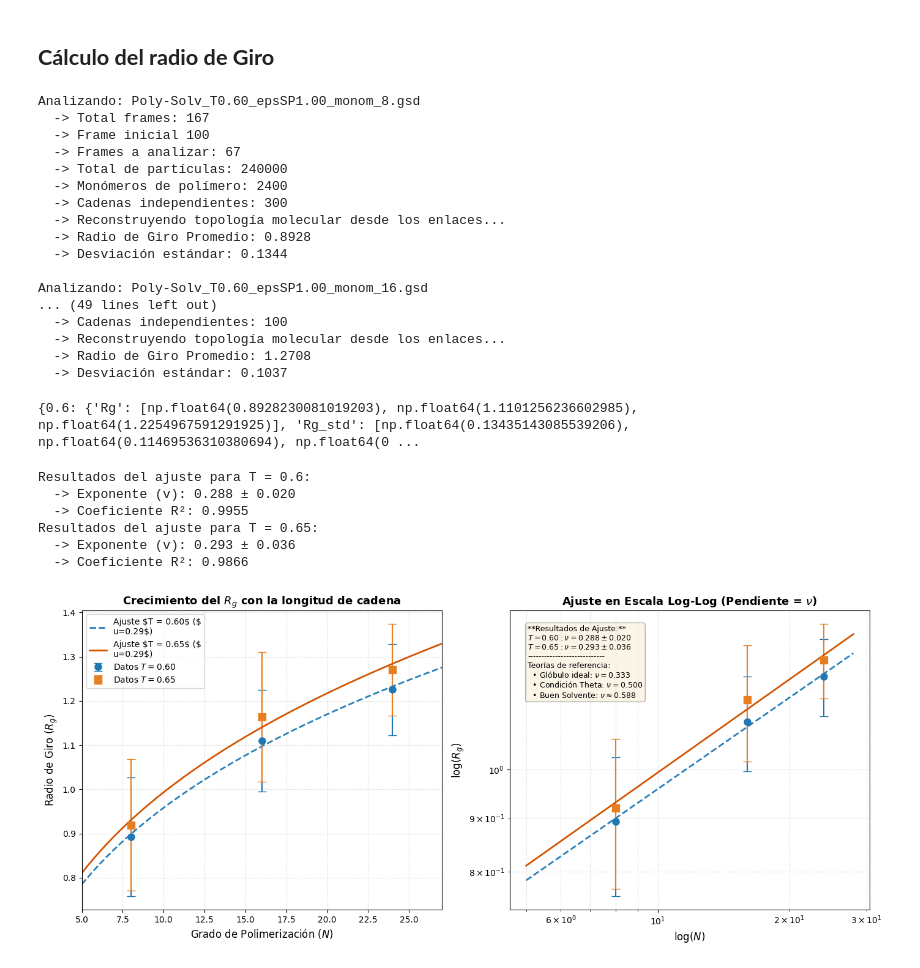
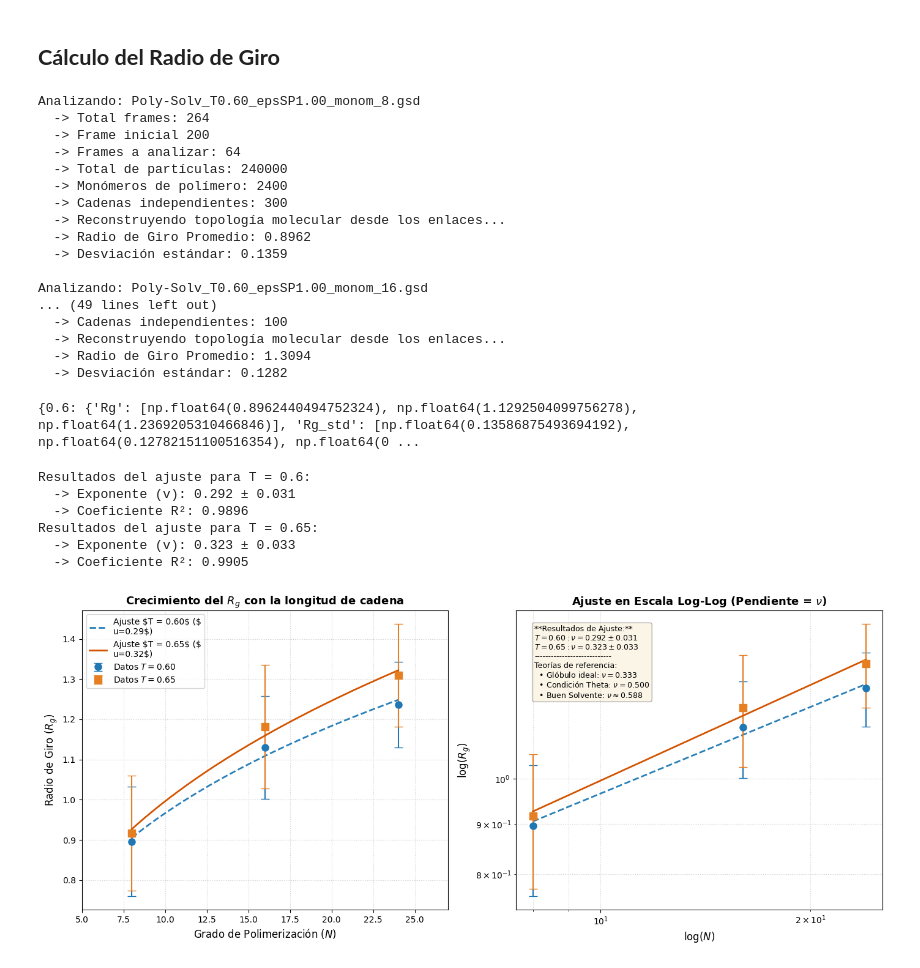
Before and after one commit to FabioNH86/Molecular-Dinamics, a Jupyter notebook: Radio_giro.ipynb, the cells around one changed output. Drawn from its saved outputs; the diff is of its cells as text; code cells hidden in the pictures.

```diff
--- a/Radio_giro.ipynb
+++ b/Radio_giro.ipynb
@@ -1,5 +1,5 @@
 # %% [markdown]
-## **Cálculo del radio de Giro**
+## **Cálculo del Radio de Giro**
 # %%
 from funciones import calcular_radio_giro_promedio
 import os
@@ -46,7 +46,7 @@ def mapear_orden_cadenas_por_enlaces(frame, num_cadenas, longitud_cadena):
 # ###############     Ejecución del Script      #######################
 
 grado_polimerizacion = [8, 16, 24]
-frame_inicial = 100
+frame_inicial = 200
 ruta_archivo_base = '/run/media/fabio-noriega/Almacen_Fabio/Simulaciones/Resultados/Polymers/P12_Polimero_Solvente'
 temperaturas = [0.60, 0.65]
 resultados = {}
@@ -123,27 +123,27 @@ for T in temperaturas:
             print(f'  [ERROR] Ocurrió un problema de ejecución:\n{traceback.format_exc()}\n')
 # %% [output]
 Analizando: Poly-Solv_T0.60_epsSP1.00_monom_8.gsd
-  -> Total frames: 167
-  -> Frame inicial 100
-  -> Frames a analizar: 67
+  -> Total frames: 264
+  -> Frame inicial 200
+  -> Frames a analizar: 64
   -> Total de partículas: 240000
   -> Monómeros de polímero: 2400
   -> Cadenas independientes: 300
   -> Reconstruyendo topología molecular desde los enlaces...
-  -> Radio de Giro Promedio: 0.8928
-  -> Desviación estándar: 0.1344
+  -> Radio de Giro Promedio: 0.8962
+  -> Desviación estándar: 0.1359
 
 Analizando: Poly-Solv_T0.60_epsSP1.00_monom_16.gsd
 ... (49 lines left out)
   -> Cadenas independientes: 100
   -> Reconstruyendo topología molecular desde los enlaces...
-  -> Radio de Giro Promedio: 1.2708
-  -> Desviación estándar: 0.1037
+  -> Radio de Giro Promedio: 1.3094
+  -> Desviación estándar: 0.1282
 # %%
 # Agregado de resultados
 print(resultados)
 # %% [output]
-{0.6: {'Rg': [np.float64(0.8928230081019203), np.float64(1.1101256236602985), np.float64(1.2254967591291925)], 'Rg_std': [np.float64(0.13435143085539206), np.float64(0.11469536310380694), np.float64(0 ...
+{0.6: {'Rg': [np.float64(0.8962440494752324), np.float64(1.1292504099756278), np.float64(1.2369205310466846)], 'Rg_std': [np.float64(0.13586875493694192), np.float64(0.12782151100516354), np.float64(0 ...
 # %%
 import numpy as np
 import matplotlib.pyplot as plt
@@ -151,7 +151,7 @@ from scipy.optimize import curve_fit
 
 # Supongamos que tu variable de grados de polimerización sigue siendo la misma
 N = np.array(grado_polimerizacion)
-N_linea = np.linspace(5, 28, 100)
+N_linea = np.linspace(N.min(),N.max() , 100)
 
 # 1. Definición de la función de ajuste (Ley de potencias)
 def ley_potencias(N, A, nu):
@@ -173,8 +173,6 @@ fig, (ax1, ax2) = plt.subplots(1, 2, figsize=(14, 6), sharey=False)
 
 # 2. Bucle principal para iterar sobre el diccionario 'resultados'
 for T, datos in resultados.items():
-    # if T == 0.60:
-    #     continue
 
     # Extraemos los datos del diccionario convirtiéndolos a arreglos de numpy
     Rg = np.array(datos['Rg'])
@@ -227,35 +225,35 @@ ax1.set_title('Crecimiento del $R_g$ con la longitud de cadena', fontsize=13, fo
 ax1.grid(True, linestyle=':', alpha=0.6)
 ax1.set_xlim(5, 27)
 ax1.legend(fontsize=10, loc='upper left')
 
 # Ajustes de la FIGURA 2
 ax2.set_xscale('log')
 ax2.set_yscale('log')
 ax2.set_xlabel('$\log(N)$', fontsize=12)
 ax2.set_ylabel('$\log(R_g)$', fontsize=12)
 ax2.set_title('Ajuste en Escala Log-Log (Pendiente = $\\nu$)', fontsize=13, fontweight='bold')
 ax2.grid(True, which="both", linestyle=':', alpha=0.6)
 
 # Añadir la caja de texto unificada con la interpretación física dentro de la gráfica 2
 texto_completo = (
     f"{texto_acumulado_ajustes}"
     f"----------------------------\n"
     f"Teorías de referencia:\n"
     f"  • Glóbulo ideal: $\\nu = 0.333$\n"
     f"  • Condición Theta: $\\nu = 0.500$\n"
     f"  • Buen Solvente: $\\nu \\approx 0.588$"
 )
 props = dict(boxstyle='round', facecolor='wheat', alpha=0.3)
 ax2.text(0.05, 0.95, texto_completo, transform=ax2.transAxes, fontsize=9,
          verticalalignment='top', bbox=props)
 
 plt.tight_layout()
 plt.show()
 # %% [output]
 Resultados del ajuste para T = 0.6:
-  -> Exponente (v): 0.288 ± 0.020
-  -> Coeficiente R²: 0.9955
+  -> Exponente (v): 0.292 ± 0.031
+  -> Coeficiente R²: 0.9896
 Resultados del ajuste para T = 0.65:
-  -> Exponente (v): 0.293 ± 0.036
-  -> Coeficiente R²: 0.9866
+  -> Exponente (v): 0.323 ± 0.033
+  -> Coeficiente R²: 0.9905
-[figure, old version]
+[figure, new version]
```
Also changed, not shown: 8 other files.
